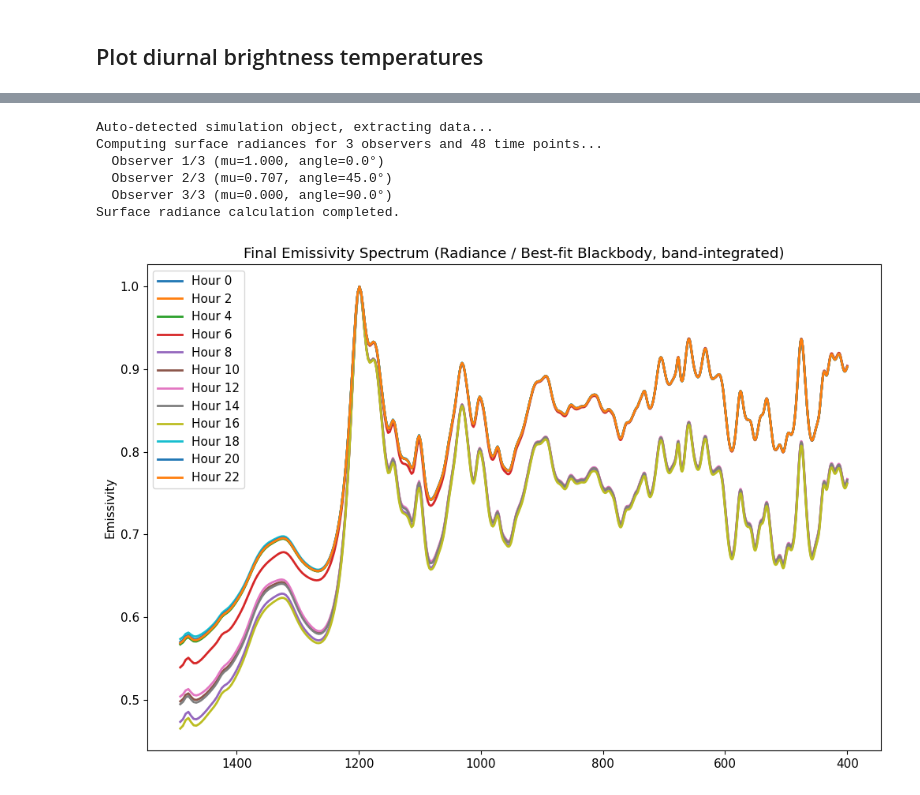
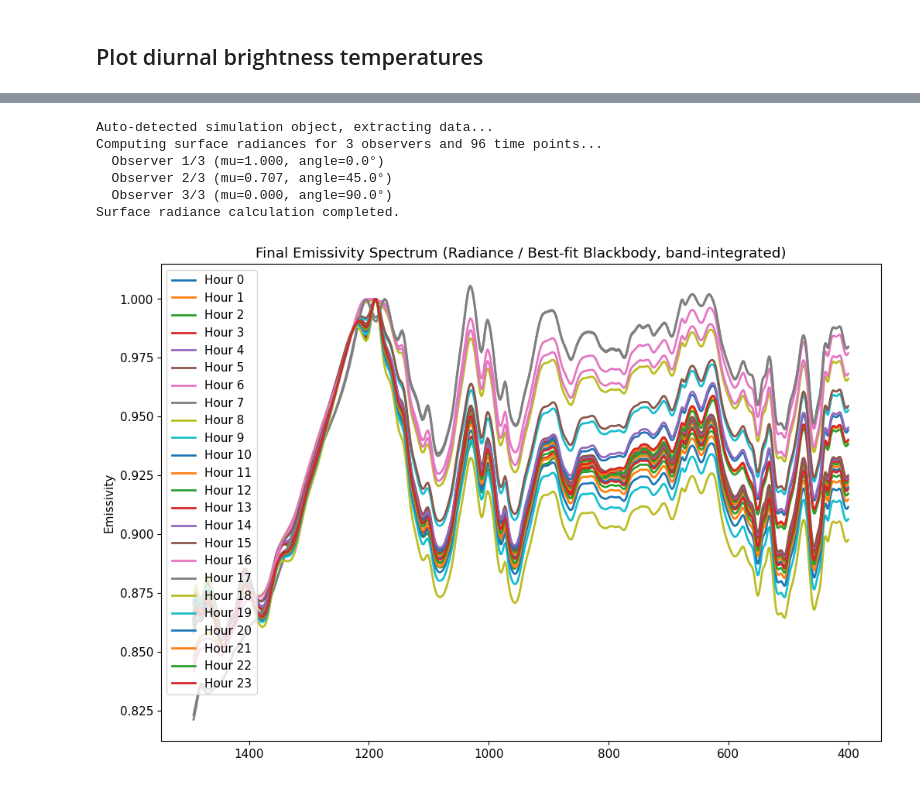
Before and after one commit to andrewryan2727/ThermoSpec, a Jupyter notebook: Analyses/Lunar_diurnal_test.ipynb, the cells around one changed output, grey strips where cells are left out. Cells and saved outputs as stored; diff of their text form; code cells hidden in the pictures.

Commit message:
Updated some analyses notebooks. Small change to how surface brightness temperatures are approximated and returned in radiative transfer mode.

```diff
--- a/Analyses/Lunar_diurnal_test.ipynb
+++ b/Analyses/Lunar_diurnal_test.ipynb
@@ -104,6 +80,8 @@ settings = {
     'temp_dependent_k': False,      #Only use for non-RTE model. Temperature-dependence of conductivity comes naturally in RTE model.
     'temp_change_threshold': 1.0,
     'P': 29.5306*24*60*60,
+    'auto_dt': False,
+    'tsteps_day': 100000,
     'dtfac': 80000,
     'minsteps': 50000,
     'ndays': 2,
@@ -131,7 +109,8 @@ settings = {
     'wn_bounds_out': '/Users/ryan/Research/RT_models/RT_thermal_model/Optical_props/enst_300k_wn_bounds.txt',  # Wavenumber bounds for output files,
     'nstr_out': 16,                # Number of streams for output
     'nmom_out': 16,                # Number of moments for output
-    'scale_Et': False
+    'scale_Et': False,
+    'freq_out': 96
 }
 
 # Create configuration with overrides
@@ -269,7 +248,7 @@ spec_results_multi = calculate_radiances_from_results(
 )
 # %% [output]
 Auto-detected simulation object, extracting data...
-Computing surface radiances for 3 observers and 48 time points...
+Computing surface radiances for 3 observers and 96 time points...
   Observer 1/3 (mu=1.000, angle=0.0°)
   Observer 2/3 (mu=0.707, angle=45.0°)
   Observer 3/3 (mu=0.000, angle=90.0°)
@@ -280,35 +259,35 @@ wn_bounds = np.sort(np.loadtxt(sim1.cfg.wn_bounds_out))
 wn = spec_results_multi['wavenumbers']
 
 from modelmain import max_btemp_blackbody
 
-angle_idx = 2
+angle_idx = 0
 # Calculate emissivity for each angle (using same approach as before)
 for i, hour in enumerate(spec_results_multi['time_indices']):
     if i%4: continue
     final_rad_angle = spec_results_multi['radiance_thermal'][angle_idx,:,i]  # Final time step
 
     # Calculate blackbody fit for this angle's radiance
     T_fit, B_fit, btemps, wn_BB = max_btemp_blackbody(sim1, wn_bounds, final_rad_angle,idx=i,wn_min = 1100, wn_max = 1500)
     emiss_spec_angle = final_rad_angle / B_fit
 
     # Normalize emissivity
     idx1 = np.argmin(np.abs(wn - 1100))
     idx2 = np.argmin(np.abs(wn - 1300))
     cf_emis = emiss_spec_angle[idx1:idx2+1].max()
 
     # Plot normalized emissivity spectrum
     plt.plot(wn, emiss_spec_angle +1 - cf_emis,
              label=f'Hour {24*i/len(spec_results_multi['time_indices']):.0f}', linewidth=2)
 
 
 plt.ylabel('Emissivity')
 plt.title('Final Emissivity Spectrum (Radiance / Best-fit Blackbody, band-integrated)')
 plt.legend()
 #plt.grid(True)
 plt.gca().invert_xaxis()
 plt.show()
 # %% [output]
-[figure, old version]
+[figure, new version]
 # %%
 # Import the interactive plotter
 from postprocessing.interactive_plotter import plot_thermal_spectral_results
```
Also changed, not shown: parts of 8 cells of this notebook, 5 other files.
